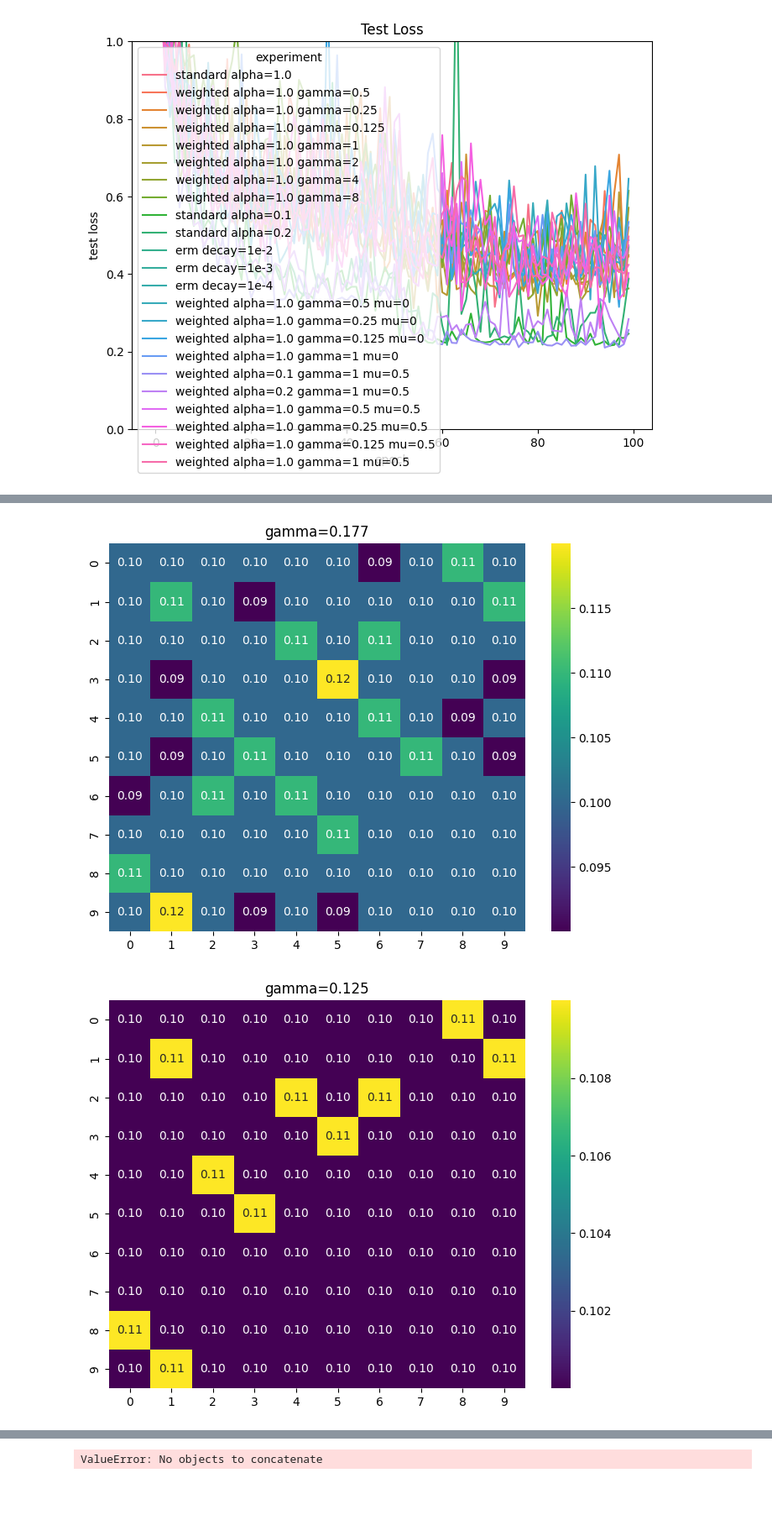
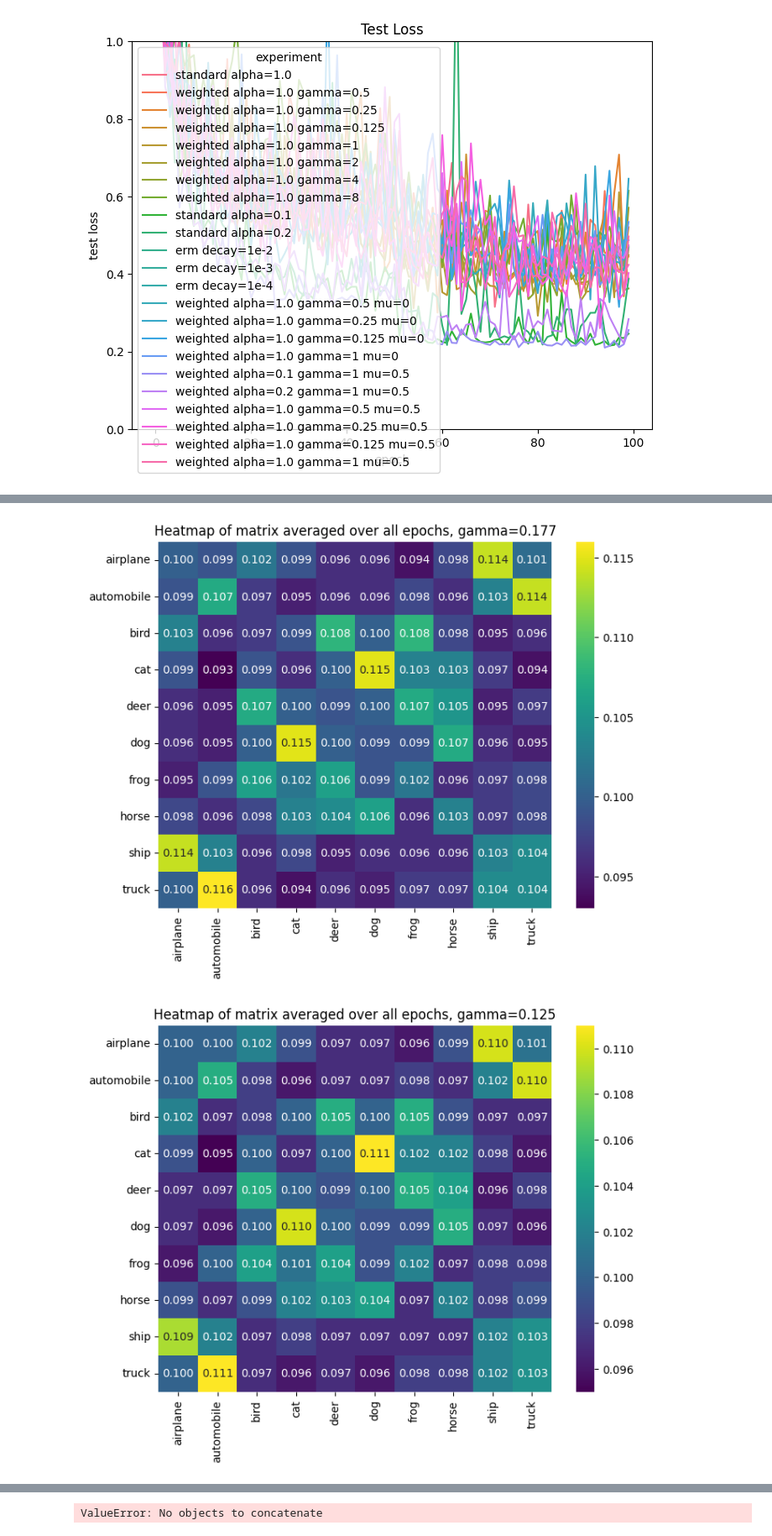
Before and after one commit to Maruf001/78-final-project, a Jupyter notebook: analysis.ipynb, the cells around one changed output, grey strips where cells are left out. Shown at 84% size. Saved outputs shown, nothing was run; the diff lists cells and outputs as text; code cells hidden in the pictures; blank space fills up the shorter version.

Commit message:
labels

```diff
--- a/analysis.ipynb
+++ b/analysis.ipynb
@@ -198,6 +198,19 @@ def make_doubly_stochastic(matrix, n=100):
 # %%
 import matplotlib.pyplot as plt
 import seaborn as sns
+
+labels = [
+    "airplane",
+    "automobile",
+    "bird",
+    "cat",
+    "deer",
+    "dog",
+    "frog",
+    "horse",
+    "ship",
+    "truck",
+]
 
 df_cms = []
 for name, power, filename in name_power_filename:
@@ -207,7 +220,7 @@ for name, power, filename in name_power_filename:
     cms_post = cms ** (gamma)
     cms_post = make_doubly_stochastic(cms_post)
 
-    cm_post_avg = np.round(np.mean(cms_post, axis=2), 2)
+    cm_post_avg = np.round(np.mean(cms_post, axis=2), 3)
     # cm_post_std = np.std(cms_post, axis=2)
     # cm_post_avg_str = np.round(cm_post_avg, 2).astype(str)
     # cm_post_std_str = np.round(cm_post_std, 2).astype(str)
@@ -223,12 +236,15 @@ for name, power, filename in name_power_filename:
     sns.heatmap(
         cm_post_avg,
         cmap="viridis",
-        fmt=".2f",
+        fmt=".3f",
         cbar=True,
         annot=cm_post_avg,
         # annot_kws={"size": 6},
+        # include labels
+        xticklabels=labels,
+        yticklabels=labels,
     )
-    plt.title(name)
+    plt.title(f"Heatmap of matrix averaged over all epochs, gamma={np.round(gamma, 3)}")
     plt.show()
 
     reshape = cm_post_avg.reshape(100, -1)
@@ -244,2 +260,2 @@ df_merged = df.merge(df_cms, on=["experiment", "epoch"])
-[figure, old version]
+[figure, new version]
-[figure, old version]
+[figure, new version]
```
Also changed, not shown: parts of 1 cell of this notebook, 1 other file.
